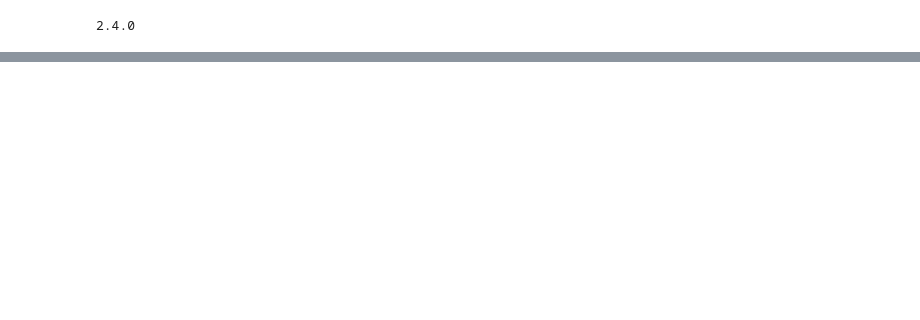
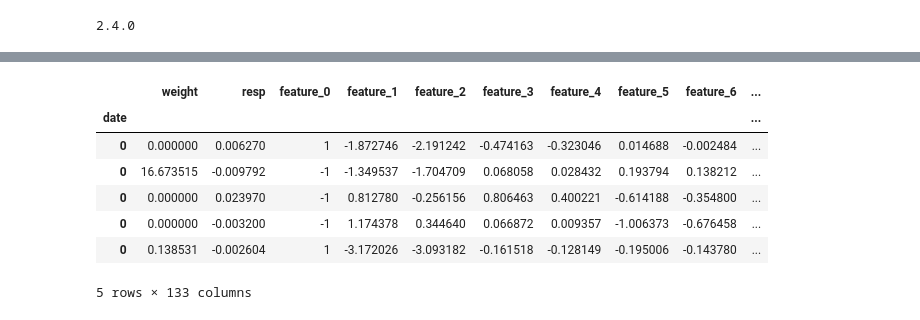
Before and after one commit to nononovia/nwHack2021_Stock_prediction_preoject, a Jupyter notebook: Jane_Street_Stock__prediction.ipynb, the cells around one changed output, grey strips where cells are left out. Drawn from its saved outputs; the diff is of its cells as text; code cells hidden in the pictures; blank space fills up the shorter version.

```diff
--- a/Jane_Street_Stock__prediction.ipynb
+++ b/Jane_Street_Stock__prediction.ipynb
@@ -40,0 +91,13 @@ print(tf.__version__)
+# %%
+train = dftrain[dftrain['ts_id']<len(dftrain)/4]
+train = train.drop(dftrain.columns[[1, 2, 3, 4]], axis=1)
+train.head()
+# %% [output]
+|  | weight | resp | feature_0 | feature_1 | feature_2 | feature_3 | feature_4 | feature_5 | feature_6 | ... |
+| date |  |  |  |  |  |  |  |  |  | ... |
+| 0 | 0.000000 | 0.006270 | 1 | -1.872746 | -2.191242 | -0.474163 | -0.323046 | 0.014688 | -0.002484 | ... |
+| 0 | 16.673515 | -0.009792 | -1 | -1.349537 | -1.704709 | 0.068058 | 0.028432 | 0.193794 | 0.138212 | ... |
+| 0 | 0.000000 | 0.023970 | -1 | 0.812780 | -0.256156 | 0.806463 | 0.400221 | -0.614188 | -0.354800 | ... |
+| 0 | 0.000000 | -0.003200 | -1 | 1.174378 | 0.344640 | 0.066872 | 0.009357 | -1.006373 | -0.676458 | ... |
+| 0 | 0.138531 | -0.002604 | 1 | -3.172026 | -3.093182 | -0.161518 | -0.128149 | -0.195006 | -0.143780 | ... |
+5 rows × 133 columns
```
Also changed, not shown: parts of 20 cells of this notebook.
